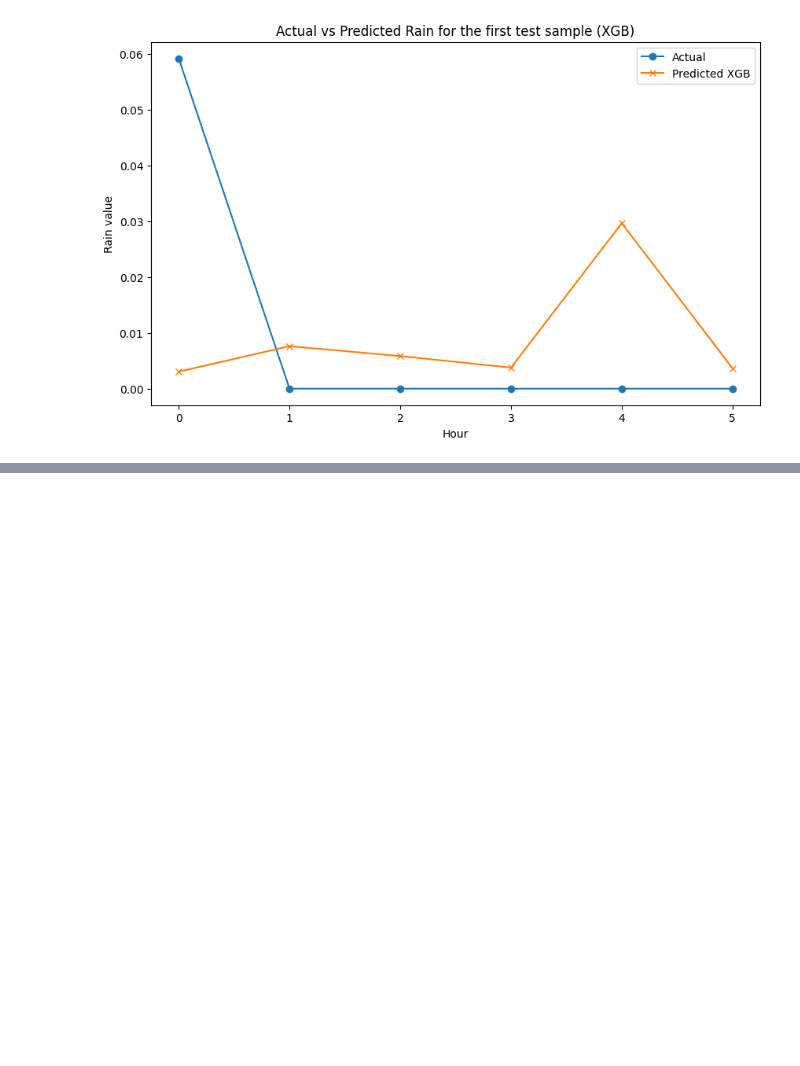
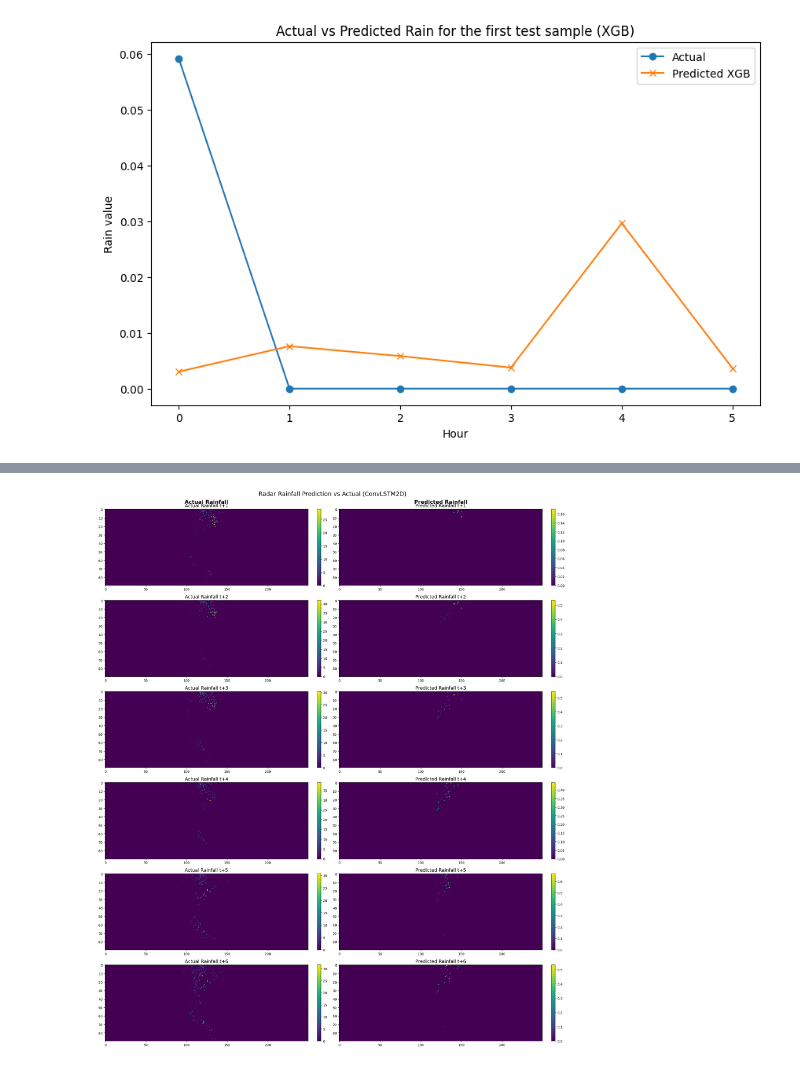
Before and after one commit to khanhtran0111/Rain-prediction, a Jupyter notebook: LSTM_modified.ipynb, the cells around one changed output, grey strips where cells are left out. Saved outputs shown, nothing was run; the diff lists cells and outputs as text; code cells hidden in the pictures; blank space fills up the shorter version.

Commit message:
convLSTM try

```diff
--- a/LSTM_modified.ipynb
+++ b/LSTM_modified.ipynb
@@ -250,0 +377,7 @@ Ensemble Test R2: 0.016673147678375244
+# %%
+from sklearn.model_selection import train_test_split
+
+X_train_r, X_val_r, y_train_r, y_val_r = train_test_split(X_radar, y_radar, test_size=0.2, random_state=42)
+
+history = model.fit(X_train_r, y_train_r, epochs=20, batch_size=64,
+                    validation_data=(X_val_r, y_val_r))
@@ -250,0 +402,40 @@ Ensemble Test R2: 0.016673147678375244
+# %%
+import matplotlib.pyplot as plt
+import numpy as np
+
+# Tham số vẽ
+sample_index = 0  # Chọn sample để hiển thị
+actual_maps = y_val_r[sample_index]  # shape: (6, 90, 250, 1)
+predicted_maps = model.predict(X_val_r[[sample_index]])[0]  # shape: (6, 90, 250, 1)
+
+# Tạo colormap với NaN hiển thị màu trắng
+cmap = plt.cm.viridis.copy()
+cmap.set_bad(color='white')
+
+fig, axes = plt.subplots(nrows=OUTPUT_STEPS, ncols=2, figsize=(20, OUTPUT_STEPS * 4))
+
+for i in range(OUTPUT_STEPS):
+    # Bản đồ thực tế
+    ax_actual = axes[i, 0]
+    data_actual = actual_maps[i, :, :, 0]
+    im_actual = ax_actual.imshow(data_actual, cmap=cmap, aspect='auto')
+    ax_actual.set_title(f"Actual Rainfall t+{i+1}", fontsize=14)
+    fig.colorbar(im_actual, ax=ax_actual, fraction=0.046, pad=0.04)
+
+    # Bản đồ dự đoán
+    ax_pred = axes[i, 1]
+    data_pred = predicted_maps[i, :, :, 0]
+    im_pred = ax_pred.imshow(data_pred, cmap=cmap, aspect='auto')
+    ax_pred.set_title(f"Predicted Rainfall t+{i+1}", fontsize=14)
+    fig.colorbar(im_pred, ax=ax_pred, fraction=0.046, pad=0.04)
+
+# Ghi chú tiêu đề cột
+for ax, label in zip(axes[0], ["Actual Rainfall", "Predicted Rainfall"]):
+    ax.annotate(label, xy=(0.5, 1.05), xytext=(0, 5),
+                xycoords='axes fraction', textcoords='offset points',
+                ha='center', va='baseline', fontsize=16, fontweight='bold')
+
+plt.tight_layout(rect=[0, 0, 1, 0.97])
+plt.suptitle("Radar Rainfall Prediction vs Actual (ConvLSTM2D)", fontsize=18)
+plt.show()
+# %% [output]
@@ -250,0 +443 @@ Ensemble Test R2: 0.016673147678375244
+[figure, added]
```
Also changed, not shown: parts of 8 cells of this notebook, 1 other file.
